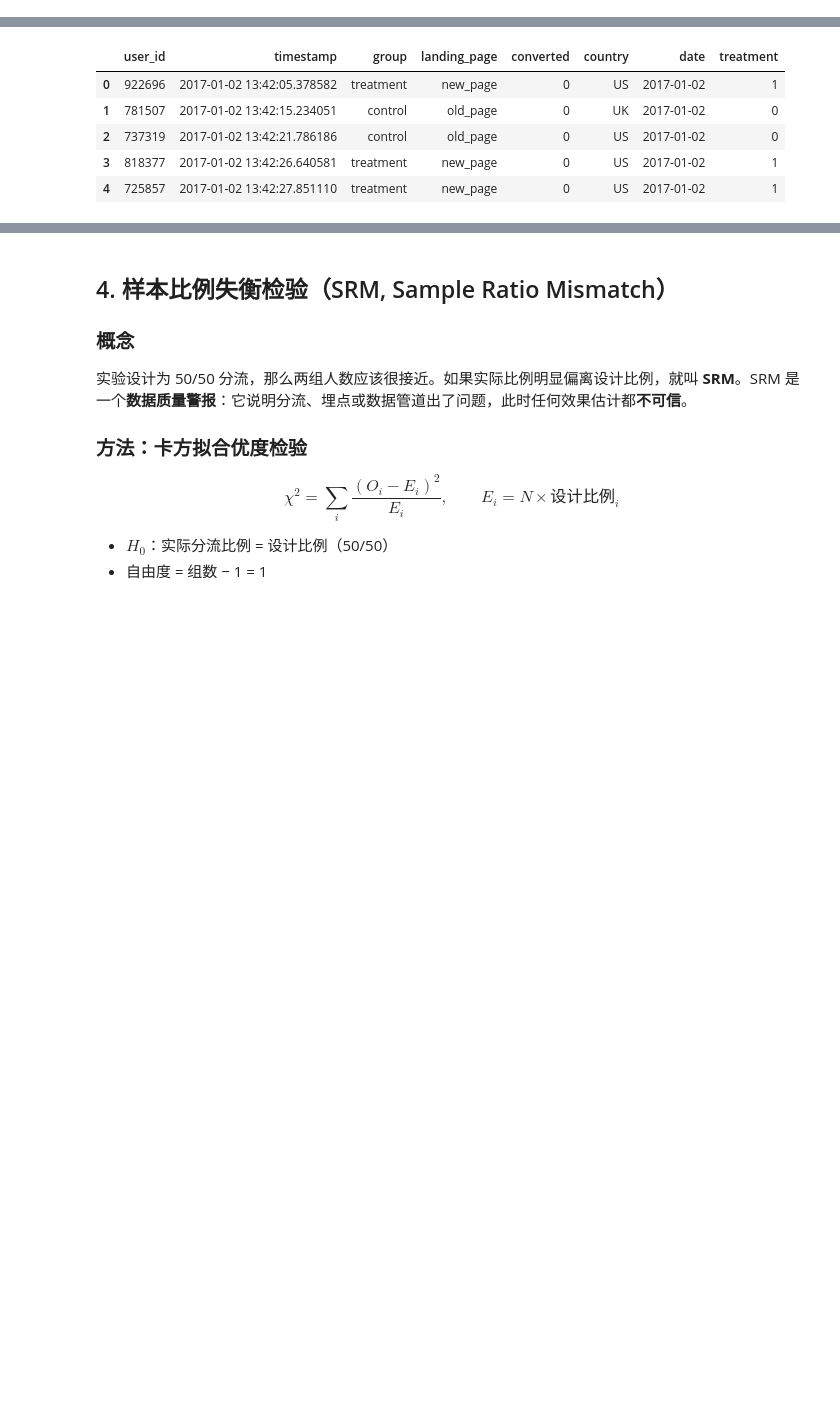
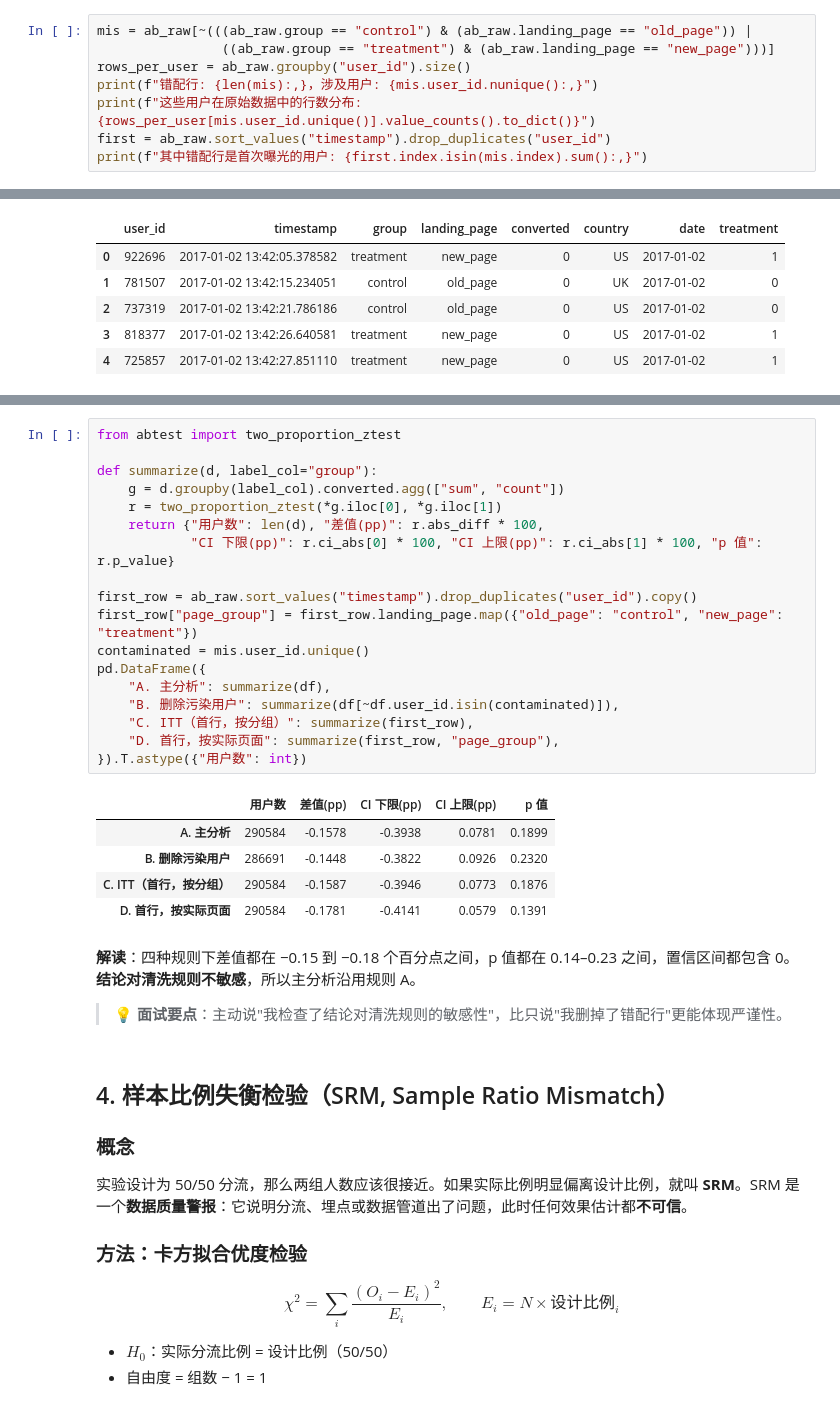
Before and after one commit to mcfqq93-glitch/A-B-analysis, a Jupyter notebook: notebooks/01_data_quality_eda.ipynb, the cells around one changed output, grey strips where cells are left out. Saved outputs shown, nothing was run; the diff lists cells and outputs as text; blank space fills up the shorter version.

```diff
--- a/notebooks/01_data_quality_eda.ipynb
+++ b/notebooks/01_data_quality_eda.ipynb
@@ -93,2 +96,10 @@ pd.crosstab(ab_raw["group"], ab_raw["landing_page"], margins=True)
 
 **面试时的严谨说法**：删除前应确认这些"错配"在两组之间是对称的；如果它只发生在实验组（例如新页面加载失败跳回旧页面），直接删除会造成**选择偏差**，这时更好的做法是按"意向处理（Intention-to-Treat, ITT）"原则保留原分组分析。
+# %%
+mis = ab_raw[~(((ab_raw.group == "control") & (ab_raw.landing_page == "old_page")) |
+                ((ab_raw.group == "treatment") & (ab_raw.landing_page == "new_page")))]
+rows_per_user = ab_raw.groupby("user_id").size()
+print(f"错配行: {len(mis):,}，涉及用户: {mis.user_id.nunique():,}")
+print(f"这些用户在原始数据中的行数分布: {rows_per_user[mis.user_id.unique()].value_counts().to_dict()}")
+first = ab_raw.sort_values("timestamp").drop_duplicates("user_id")
+print(f"其中错配行是首次曝光的用户: {first.index.isin(mis.index).sum():,}")
@@ -128,3 +156,31 @@ df.head()
+# %%
+from abtest import two_proportion_ztest
+
+def summarize(d, label_col="group"):
+    g = d.groupby(label_col).converted.agg(["sum", "count"])
+    r = two_proportion_ztest(*g.iloc[0], *g.iloc[1])
+    return {"用户数": len(d), "差值(pp)": r.abs_diff * 100,
+            "CI 下限(pp)": r.ci_abs[0] * 100, "CI 上限(pp)": r.ci_abs[1] * 100, "p 值": r.p_value}
+
+first_row = ab_raw.sort_values("timestamp").drop_duplicates("user_id").copy()
+first_row["page_group"] = first_row.landing_page.map({"old_page": "control", "new_page": "treatment"})
+contaminated = mis.user_id.unique()
+pd.DataFrame({
+    "A. 主分析": summarize(df),
+    "B. 删除污染用户": summarize(df[~df.user_id.isin(contaminated)]),
+    "C. ITT（首行，按分组）": summarize(first_row),
+    "D. 首行，按实际页面": summarize(first_row, "page_group"),
+}).T.astype({"用户数": int})
+# %% [output]
+|  | 用户数 | 差值(pp) | CI 下限(pp) | CI 上限(pp) | p 值 |
+| A. 主分析 | 290584 | -0.1578 | -0.3938 | 0.0781 | 0.1899 |
+| B. 删除污染用户 | 286691 | -0.1448 | -0.3822 | 0.0926 | 0.2320 |
+| C. ITT（首行，按分组） | 290584 | -0.1587 | -0.3946 | 0.0773 | 0.1876 |
+| D. 首行，按实际页面 | 290584 | -0.1781 | -0.4141 | 0.0579 | 0.1391 |
+# %% [markdown]
+**解读**：四种规则下差值都在 −0.15 到 −0.18 个百分点之间，p 值都在 0.14–0.23 之间，置信区间都包含 0。**结论对清洗规则不敏感**，所以主分析沿用规则 A。
+
+> 💡 **面试要点**：主动说"我检查了结论对清洗规则的敏感性"，比只说"我删掉了错配行"更能体现严谨性。
 # %% [markdown]
 ## 4. 样本比例失衡检验（SRM, Sample Ratio Mismatch）
 
```
Also changed, not shown: parts of 5 cells of this notebook, 8 other files.
